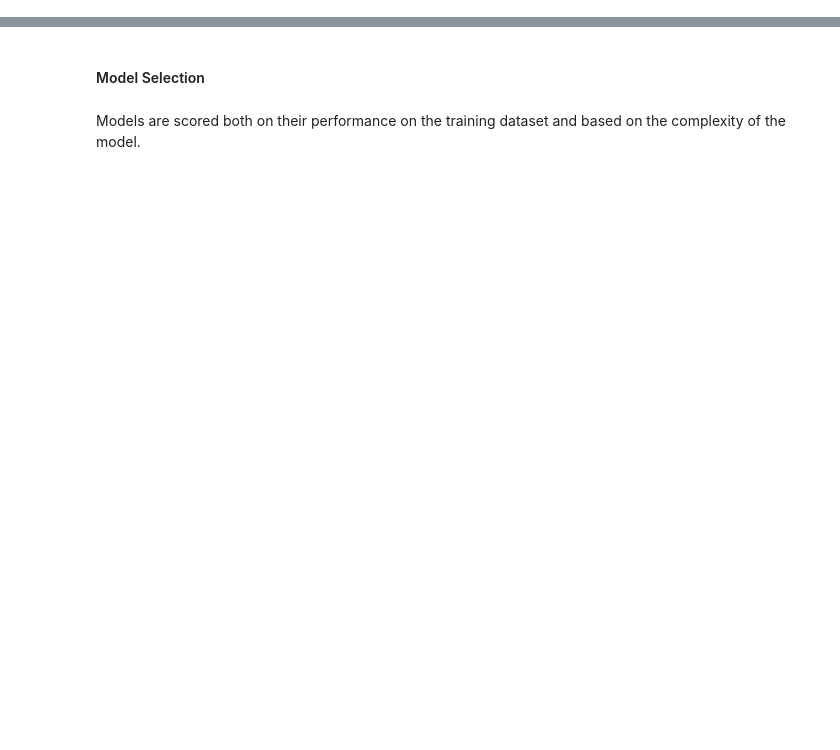
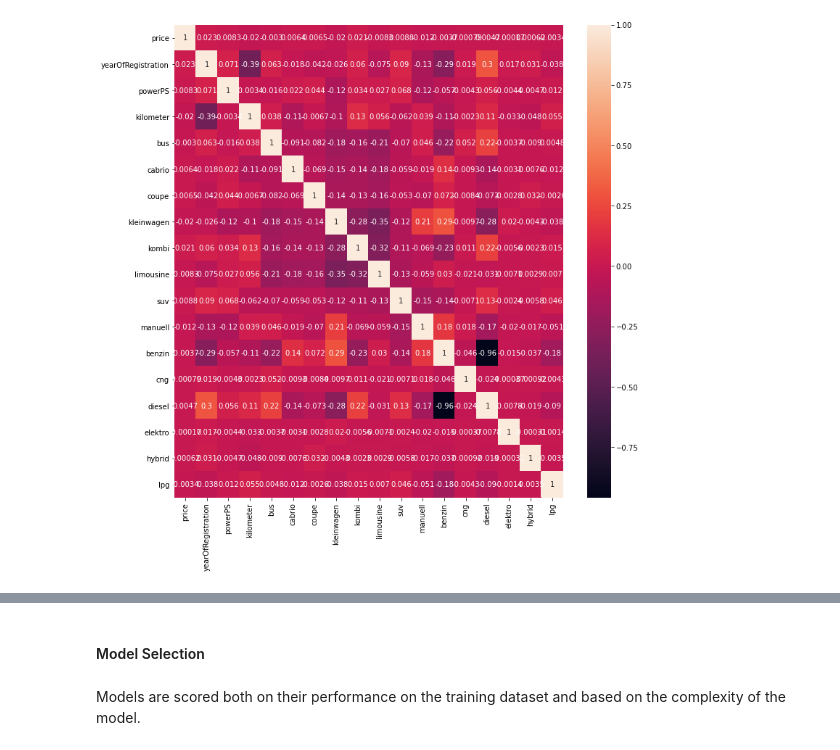
Before and after one commit to claustres/ml-mooc, a Jupyter notebook: Machine Learning/chapter19/Assignment_2_Time and Space complexity.ipynb, the cells around one changed output, grey strips where cells are left out. Cells and saved outputs as stored; diff of their text form; code cells hidden in the pictures; blank space fills up the shorter version.

```diff
--- a/Machine Learning/chapter19/Assignment_2_Time and Space complexity.ipynb
+++ b/Machine Learning/chapter19/Assignment_2_Time and Space complexity.ipynb
@@ -1,2 +1,10 @@
 # %%
 # 1. Load the cars dataset.
+# %%
+import numpy as np
+import pandas as pd
+import matplotlib.pyplot as plt
+import seaborn as sns
+
+cars = pd.read_csv('autos_small.csv')
+cars.head()
@@ -3,2 +18,7 @@
 # %%
 # 2. Figure out the best strategy to fill missing values
+# %%
+print(cars.isnull().sum() )
+cars.dropna(inplace = True)
+print(cars.isnull().sum())
+cars.shape
@@ -5,2 +44,10 @@
 # %%
 # 3. Complete any other preprocessing required.
+# %%
+# Manage categorical variables
+data = cars.drop(['name', 'model', 'brand', 'monthOfRegistration'], axis=1)
+data = pd.concat([data, pd.get_dummies(data.vehicleType, drop_first=True)], axis = 1)
+data = pd.concat([data, pd.get_dummies(data.gearbox, drop_first=True)], axis = 1)
+data = pd.concat([data, pd.get_dummies(data.fuelType, drop_first=True)], axis = 1)
+data.drop(['vehicleType', 'gearbox', 'fuelType'], axis=1, inplace=True)
+data.head()
@@ -7,2 +61,7 @@
+# %%
+figure, axes = plt.subplots(figsize = (12,12))
+axes = sns.heatmap(data.corr(), annot = True)
+# %% [output]
+[figure, added]
 # %%
 # 4. Apply various regression models and find out which model is the best for this dataset
```
Also changed, not shown: parts of 18 cells of this notebook.
